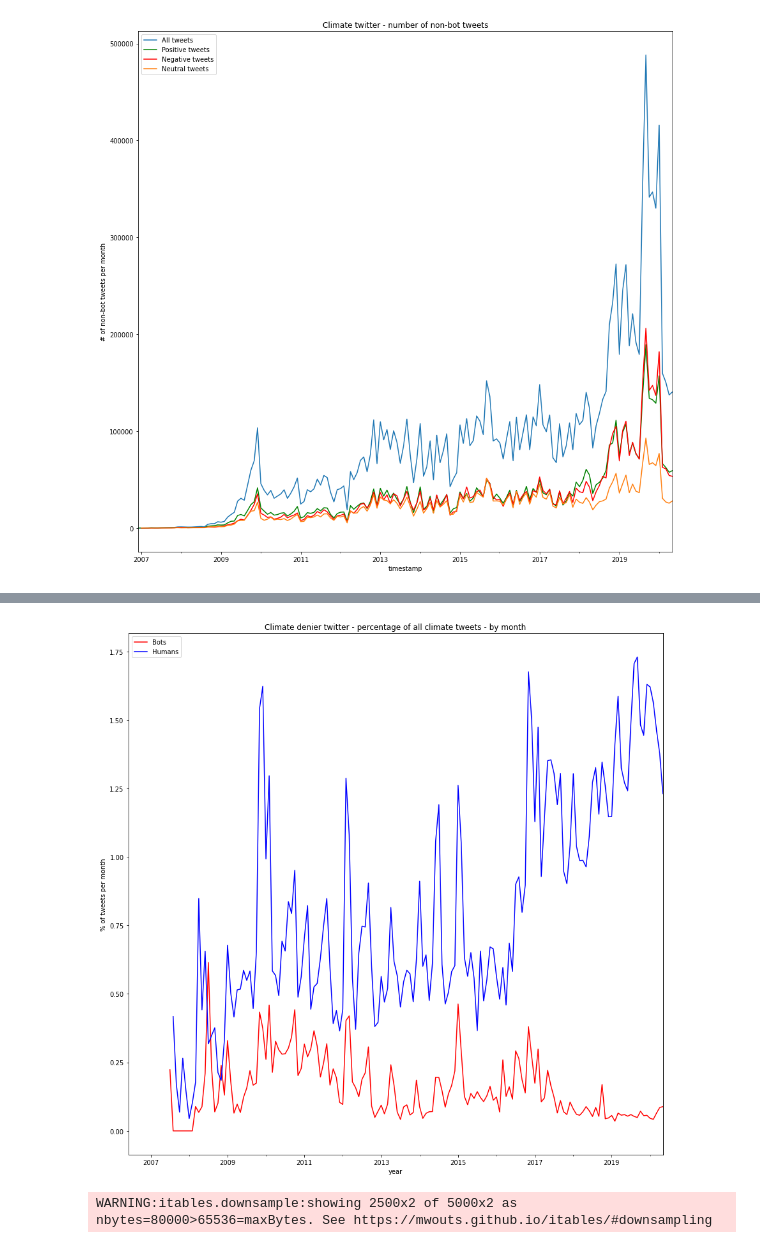
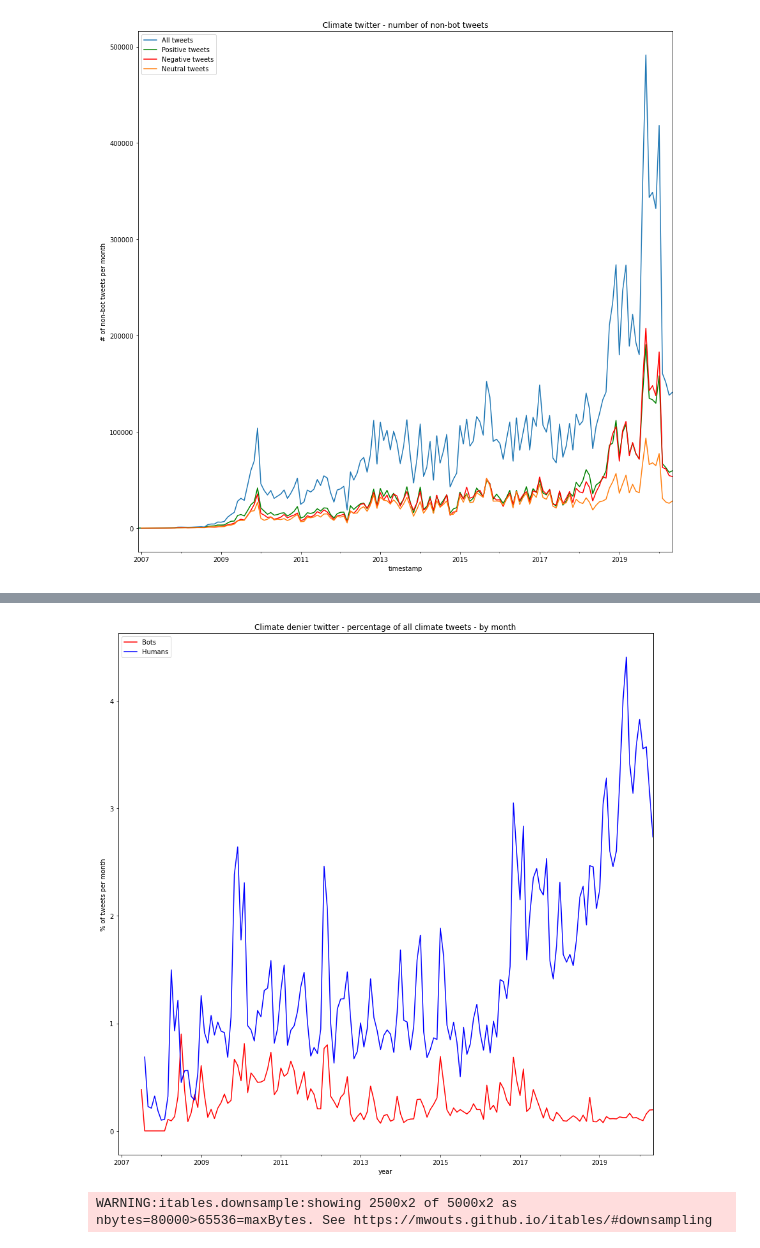
Before and after one commit to UoA-eResearch/twitter_analysis, a Jupyter notebook: global-climate-plot.ipynb, the cells around one changed output, grey strips where cells are left out. Drawn from its saved outputs; the diff is of its cells as text; code cells hidden in the pictures.

```diff
--- a/global-climate-plot.ipynb
+++ b/global-climate-plot.ipynb
@@ -22,3 +22,6 @@ Wall time: 22min 15s
 print(len(df))
 # %% [output]
 32335076
+# %%
+df=df.drop_duplicates(subset="tweet_id")
+print(len(df))
@@ -239,3 +248,4 @@ Wall time: 3min 2s
 # %%
+merged.index = merged.timestamp
 bot_tweets = merged[merged.prob_bot > .5]
 human_tweets = merged[merged.prob_bot < .5]
@@ -327,20 +334,20 @@ Wall time: 3.92 s
 # %%
 deniers_merged.index = deniers_merged.timestamp
 # %%
-all_tweets_monthly = df.timestamp.resample("M").count()
+all_tweets_monthly = merged[~merged.prob_bot.isna()].timestamp.resample("M").count()
 bot_denier_tweets = deniers_merged[deniers_merged.prob_bot > .5].timestamp.resample("M").count()
 human_denier_tweets = deniers_merged[deniers_merged.prob_bot < .5].timestamp.resample("M").count()
 bot_denier_tweet_pc = bot_denier_tweets / all_tweets_monthly * 100
 human_denier_tweet_pc = human_denier_tweets / all_tweets_monthly * 100
 
 bot_denier_tweet_pc.plot(figsize=(15,15), title="Climate denier twitter - percentage of all climate tweets - by month",color="r",label="Bots")
 human_denier_tweet_pc.plot(color='b', label="Humans")
 plt.legend(["Bots", "Humans"])
 plt.ylabel("% of tweets per month")
 plt.xlabel("year")
 plt.show()
 # %% [output]
-[figure, old version]
+[figure, new version]
 # %%
 pattern = r"fake|not real|isn'?t real|doesn'?t exist|hoax|propaganda|conspiracy"
 bot_deniers = deniers_merged[deniers_merged.prob_bot > .5]
```
Also changed, not shown: parts of 14 cells of this notebook, 1 other file.
